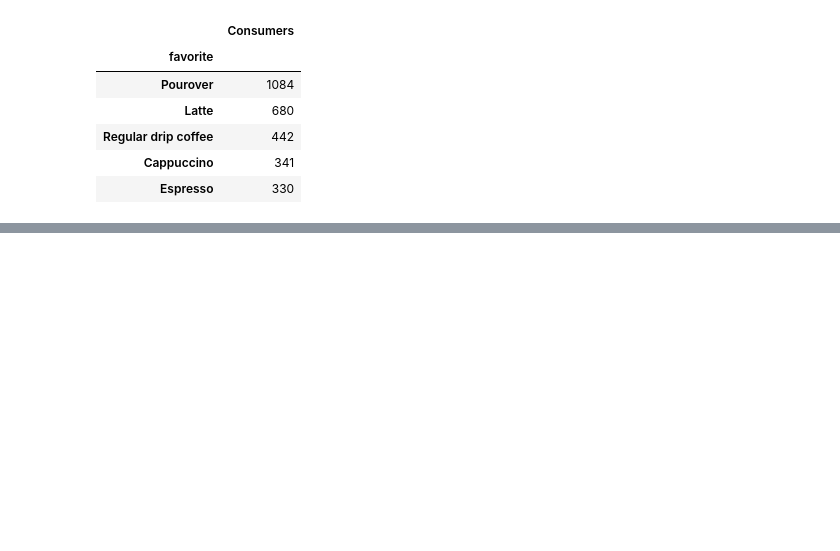
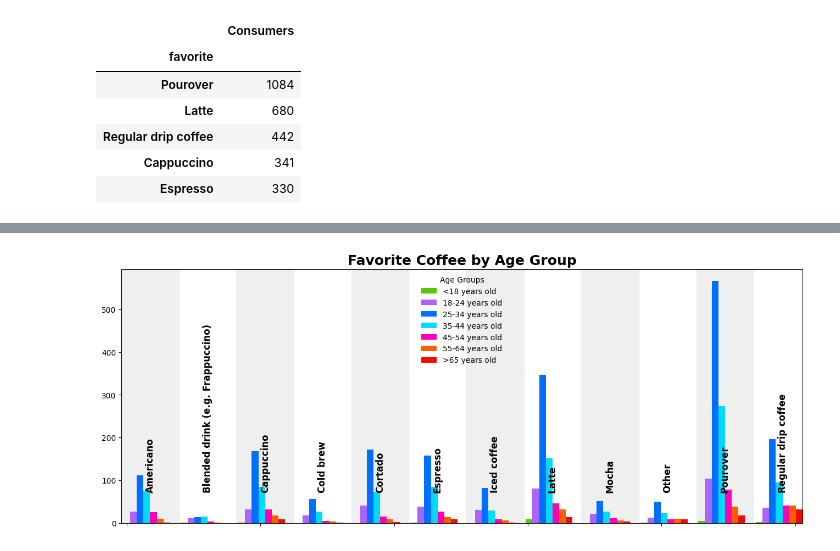
Before and after one commit to briella-codes/coffee_survey, a Jupyter notebook: notebooks/survey_analysis_english.ipynb, the cells around one changed output, grey strips where cells are left out. Cells and saved outputs as stored; diff of their text form; code cells hidden in the pictures; blank space fills up the shorter version.

```diff
--- a/notebooks/survey_analysis_english.ipynb
+++ b/notebooks/survey_analysis_english.ipynb
@@ -333,10 +319,13 @@ summary(top_fav_coffees, show="display")
 | Cappuccino | 341 |
 | Espresso | 330 |
 # %%
-print_title("FAVORITE Coffee grouped and counted by AGE Groups:")
+print_title("GROUPED BAR CHART of <br> FAVORITE COFFEE by AGE:")
 fav_coffee_by_age = survey_df_eda.groupby(['age','favorite'], observed=True).size()
 fav_coffee_by_age = (fav_coffee_by_age.unstack(fill_value=0))
 
-summary(fav_coffee_by_age, show="display")
+fig, ax_fav_age = plt.subplots(figsize=(16,6))
+grouped_bar_chart_fav_coffee_by_age(ax_fav_age,fav_coffee_by_age.T)
+
+plt.show()
 # %% [output]
 [interactive output not drawn]
@@ -352,3 +332,4 @@ summary(fav_coffee_by_age, show="display")
+[figure, added]
 # %%
 print_title("WHY CONSUMERS DRINK COFFEE??")
 print("Note: For these survey question (Why do you drink coffee?) multiple answer selection was allowed")
```
Also changed, not shown: parts of 7 cells of this notebook, 2 other files.
